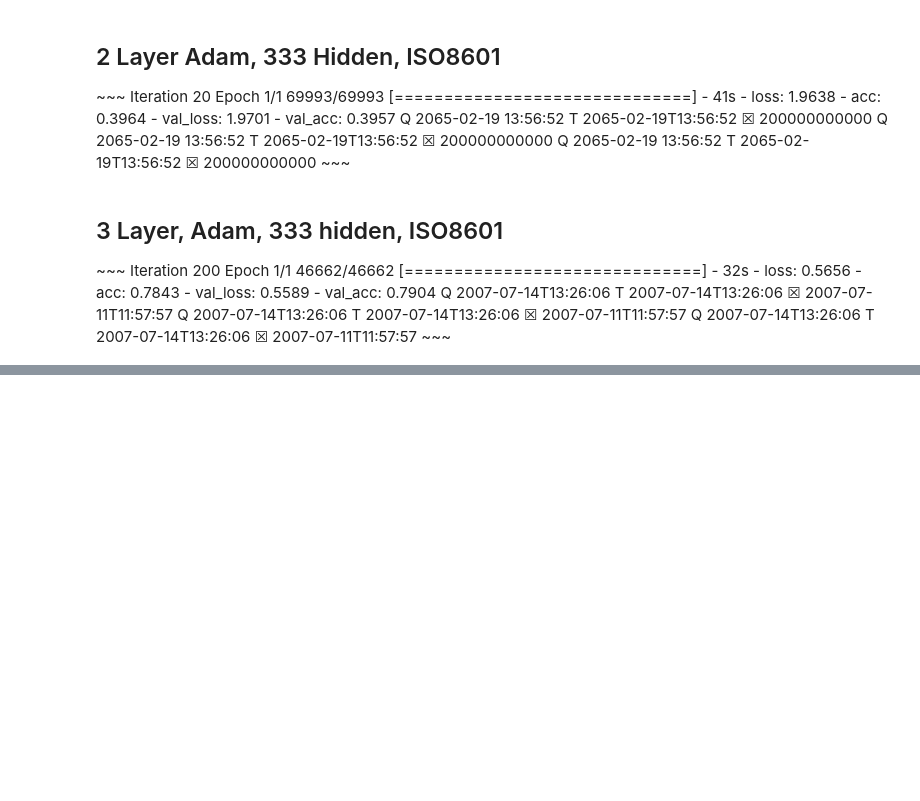
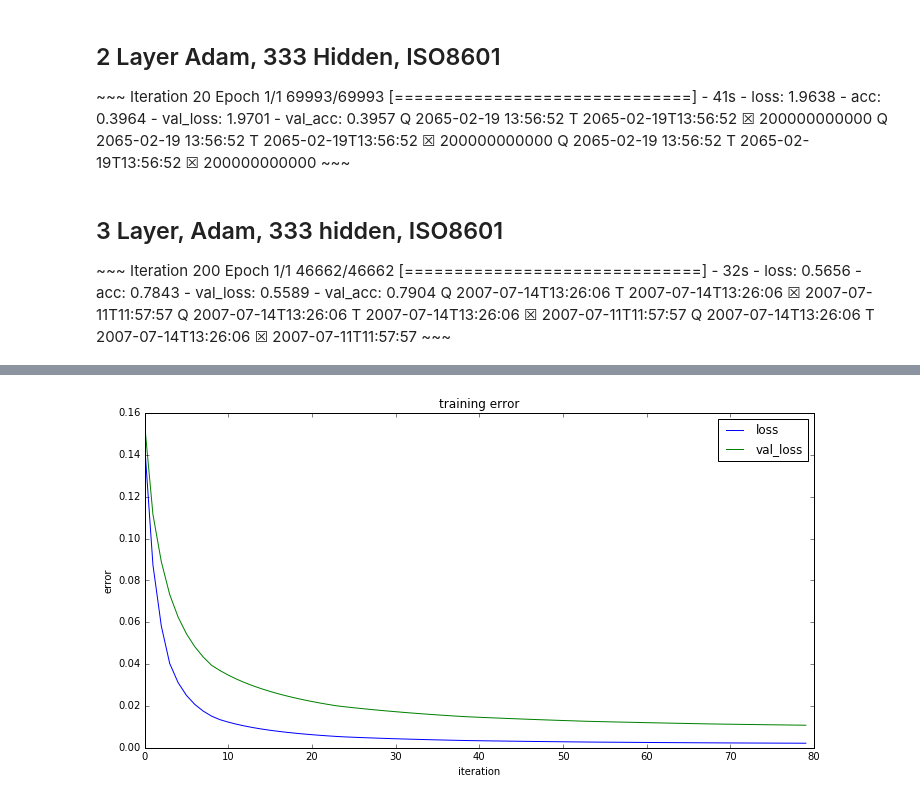
Before and after one commit to gregn610/dthyme, a Jupyter notebook: src/datetime-autoencoder-trainer.ipynb, the cells around one changed output, grey strips where cells are left out. Drawn from its saved outputs; the diff is of its cells as text; code cells hidden in the pictures; blank space fills up the shorter version.

```diff
--- a/src/datetime-autoencoder-trainer.ipynb
+++ b/src/datetime-autoencoder-trainer.ipynb
@@ -259,6 +275,8 @@ model = Sequential()
 # note: in a situation where your input sequences have a variable length,
 # use inputhttps://scherbatsky.local:8000/notebooks/ml/datetime%20autoencoder-Copy1.ipynb#_shape=(None, nb_feature).
 model.add(RNN(HIDDEN_SIZE, input_shape=(MAXLEN_X, len(ctable.chars))))
+model.add(Activation('relu'))
+#model.add(Dropout(0.2))
 # For the decoder's input, we repeat the encoded input for each time step
 model.add(RepeatVector(MAXLEN_Y))
 # The decoder RNN could be multiple layers stacked or a single layer
@@ -268,7 +286,11 @@ for _ in range(LAYERS):
 # For each of step of the output sequence, decide which character should be chosen
 model.add(TimeDistributed(Dense(len(ctable.chars))))
 model.add(Activation('softmax'))
-opt = RMSprop(lr=0.01, decay=0.95)
+#opt = RMSprop(lr=0.035, decay=0.999)
+#opt = Nadam(lr=0.0035)
+#opt = Nadam()
+#opt = SGD(lr=0.065, decay=0.999)
+opt = SGD(lr=0) # Using scheduler
 model.compile(loss='categorical_crossentropy',
               optimizer=opt,
               metrics=['accuracy'])
@@ -293,3 +320,10 @@ ________________________________________________________________________________
+# %%
+checkpointer = ModelCheckpoint('../models/checkpoint.{epoch:02d}-{val_loss:.2f}.hdf5',
+                             monitor='val_loss',
+                             verbose=1,
+                             save_best_only=True,
+                             save_weights_only=False,
+                             mode='auto')
 # %%
 learning_hist = []
 gen_dt_test = DateTimeIsoGenerator(COUNTRY_CODES, TRAINING_SIZE, MAXLEN_X, MAXLEN_Y, INVERT)
@@ -298,10 +332,14 @@ gen_dt_test = DateTimeIsoGenerator(COUNTRY_CODES, TRAINING_SIZE, MAXLEN_X, MAXLE
 gen_vec_test = DateTimeVectorGenerator(gen_dt_test, ctable)
 
 X_test, y_test = next(gen_vec_test)
+# %%
+# learning schedule callback
+lrate = LearningRateScheduler(step_decay)
+callbacks_list = [lrate, checkpointer, ]
 # %%
 # Train the model each generation and show predictions against the validation dataset
 
-for iteration in range(1, 40+1):
+for iteration in range(1, 1+1):
     print('-' * 50)
     print('Iteration', iteration)
 
@@ -317,10 +355,10 @@ for iteration in range(1, 40+1):
 
     learning_hist.append(
             model.fit_generator( gen_vec_train,
-                                samples_per_epoch=69993,
-                                nb_epoch=1,
+                                samples_per_epoch=69993, #88880, #,
+                                nb_epoch=100,
                                 verbose=1,
-                                #callbacks=[],
+                                callbacks=callbacks_list,
                                 validation_data=gen_vec_validation,
                                 nb_val_samples=VALIDATION_SIZE,
                                 #class_weight={},
@@ -332,7 +370,7 @@ for iteration in range(1, 40+1):
     ###
     # Select 3 samples from the test set so we can visualize errors
     if iteration % 5 == 0:
-        model.save('./data/datatime_autoencoder_model.h5')
+        model.save('../models/datatime_autoencoder_model.h5')
         for i in range(3):
             X_test, y_test = next(gen_vec_test)
             preds = model.predict_classes(X_test, verbose=0)
@@ -404,0 +597,15 @@ T 2007-07-14T13:26:06
+# %%
+plt.figure(figsize=(12, 6))
+discard = int(math.ceil(len(learning_hist)/100))*20
+# skip the first few, they destroy plot scale
+plt.plot([i for i in learning_hist[-1].history['loss'][discard:]], label='loss')
+plt.plot([i for i in learning_hist[-1].history['val_loss'][discard:]], label='val_loss')
+
+plt.ylabel('error')
+plt.xlabel('iteration')
+plt.legend()
+#plt.ylim([0, 0.005])
+plt.title('training error')
+plt.show()
+# %% [output]
+[figure, added]
```
Also changed, not shown: parts of 18 cells of this notebook.
